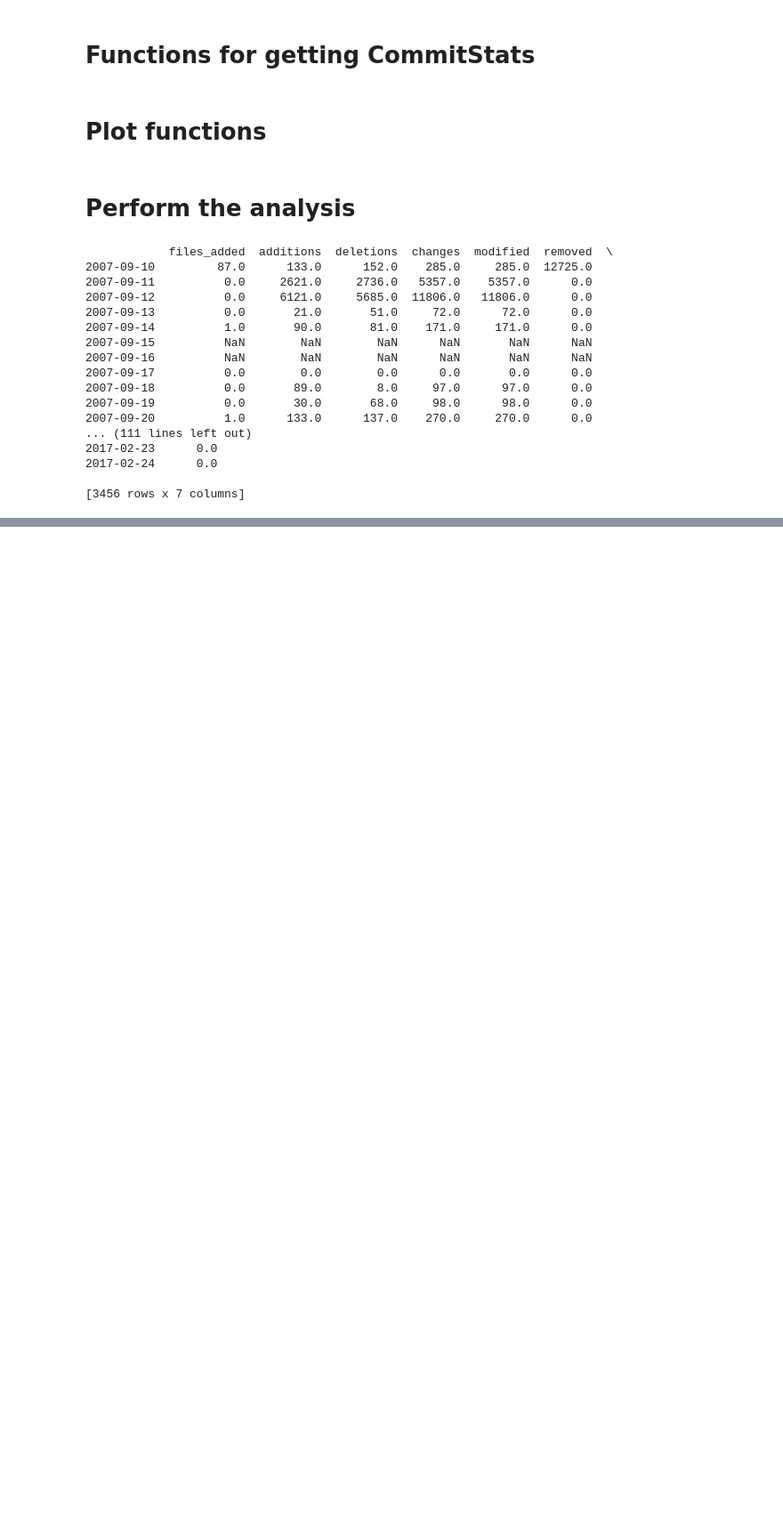
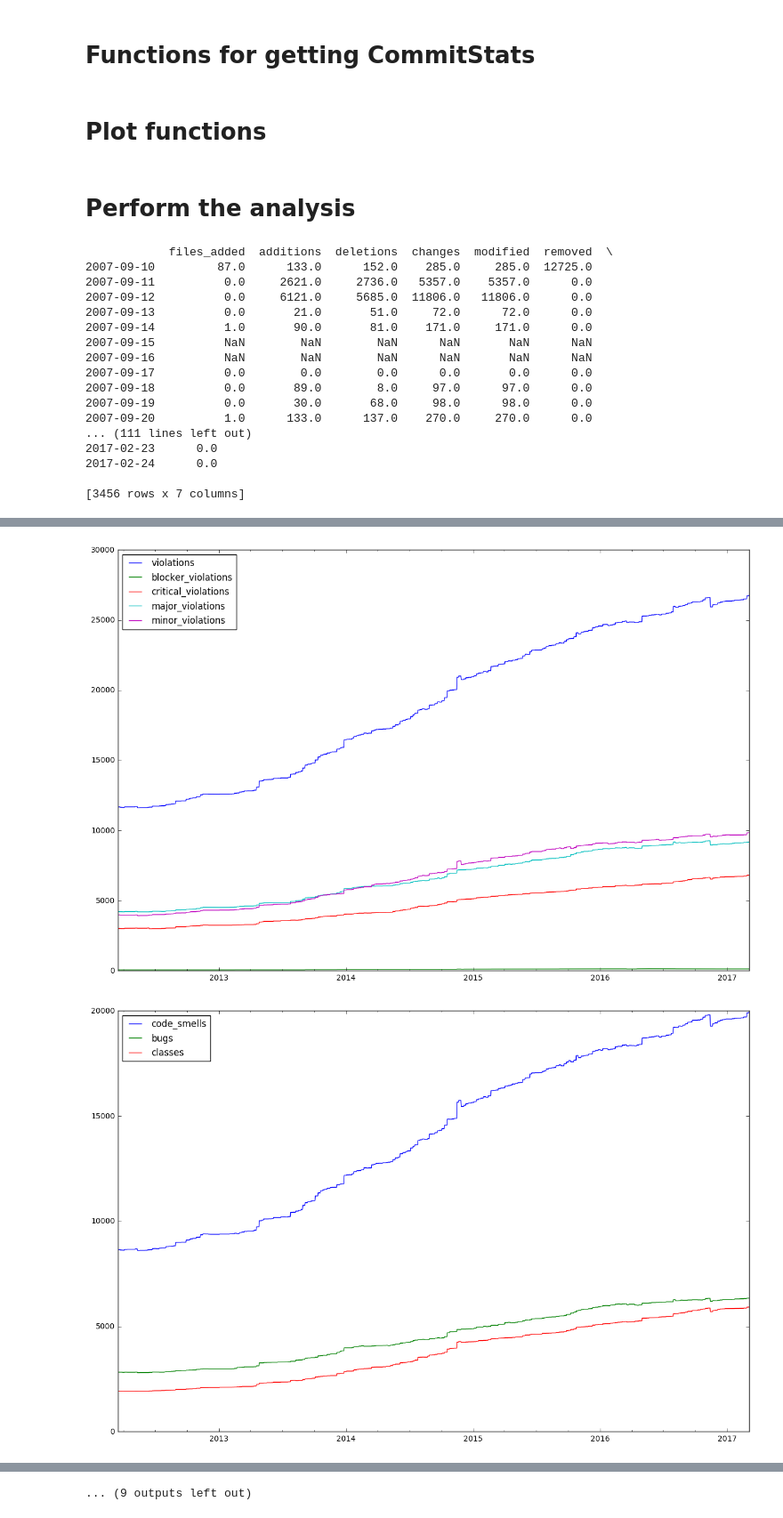
Before and after one commit to digeo/SonarQubeTSAnalysis, a Jupyter notebook: TS-CommitsStatsAndSonarQubeMetrics.ipynb, the cells around one changed output, grey strips where cells are left out. Shown at 89% size. Drawn from its saved outputs; the diff is of its cells as text; code cells hidden in the pictures; blank space fills up the shorter version.

```diff
--- a/TS-CommitsStatsAndSonarQubeMetrics.ipynb
+++ b/TS-CommitsStatsAndSonarQubeMetrics.ipynb
@@ -400,0 +432,15 @@ plot(lines_sqale.fillna(method='ffill'))
+# %%
+repos = get_repos()
+for ghp in repos:
+    timemachine_metrics = get_sonarqube_timemachine_metrics_DataFrame(ghp)
+    violations = timemachine_metrics[['violations','blocker_violations','critical_violations','major_violations','minor_violations']]
+    smells_bugs_classes = timemachine_metrics[['code_smells','bugs','classes']]
+    lines_sqale = timemachine_metrics[['lines','ncloc','sqale_index']]
+    commitfiles_stats = get_commitfiles_stats_DataFrame(ghp)
+    plot(violations.fillna(method='ffill'))
+    plot(smells_bugs_classes.fillna(method='ffill'))
+    plot(lines_sqale.fillna(method='ffill'))
+    do_commit_analysis(commitfiles_stats)
+# %% [output]
+[figure, added]
+[figure, added]
@@ -400,0 +457 @@ plot(lines_sqale.fillna(method='ffill'))
+... (9 outputs left out)
```
Also changed, not shown: parts of 5 cells of this notebook, 4 other files.
